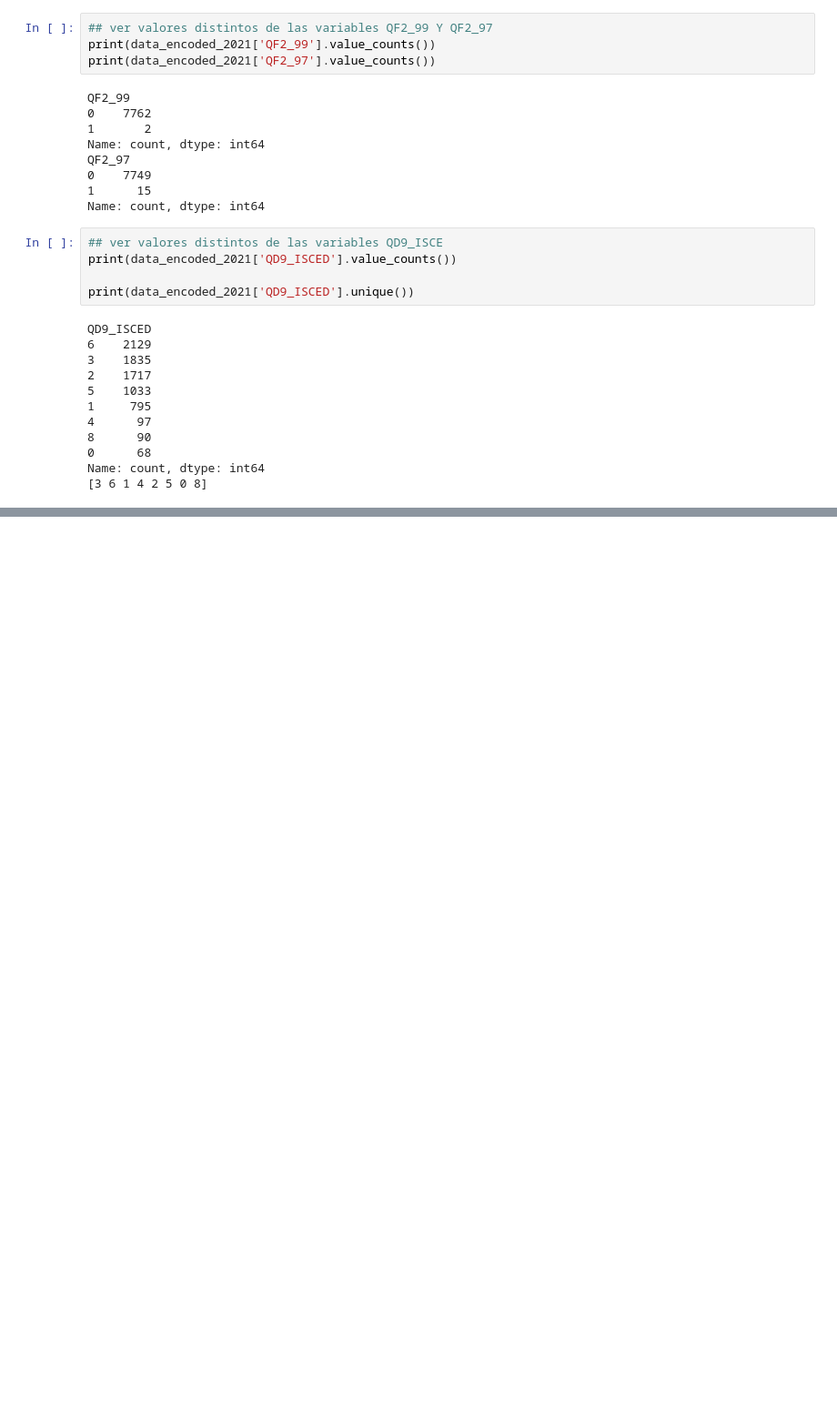
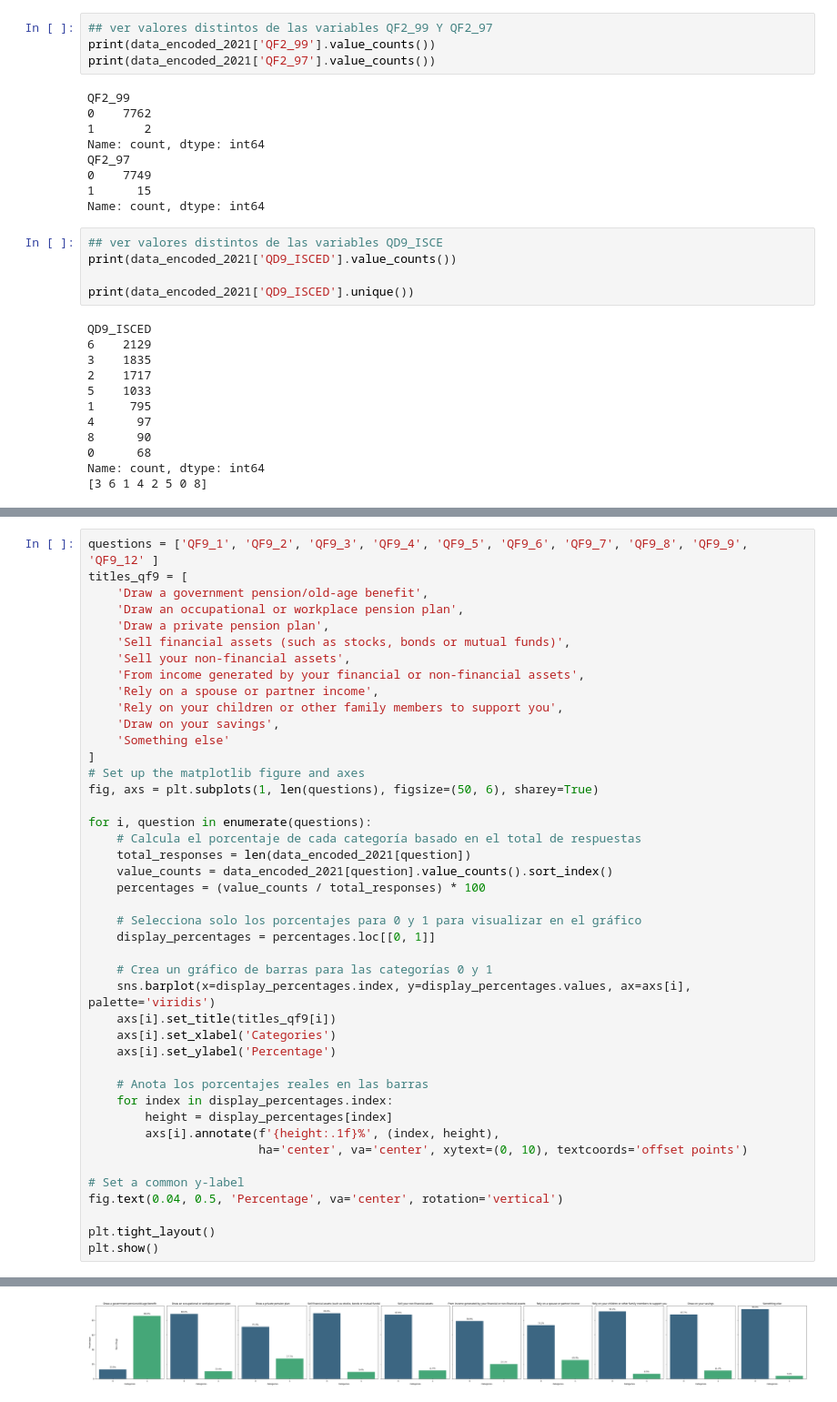
Before and after one commit to blackalle/TFM, a Jupyter notebook: tfm.ipynb, the cells around one changed output, grey strips where cells are left out. Shown: that part at 91% size. Saved outputs shown, nothing was run; the diff lists cells and outputs as text; blank space fills up the shorter version.

```diff
--- a/tfm.ipynb
+++ b/tfm.ipynb
@@ -469,0 +566,44 @@ Name: count, dtype: int64
+# %%
+questions = ['QF9_1', 'QF9_2', 'QF9_3', 'QF9_4', 'QF9_5', 'QF9_6', 'QF9_7', 'QF9_8', 'QF9_9', 'QF9_12' ]
+titles_qf9 = [
+    'Draw a government pension/old-age benefit',
+    'Draw an occupational or workplace pension plan',
+    'Draw a private pension plan',
+    'Sell financial assets (such as stocks, bonds or mutual funds)',
+    'Sell your non-financial assets',
+    'From income generated by your financial or non-financial assets',
+    'Rely on a spouse or partner income',
+    'Rely on your children or other family members to support you',
+    'Draw on your savings',
+    'Something else'
+]
+# Set up the matplotlib figure and axes
+fig, axs = plt.subplots(1, len(questions), figsize=(50, 6), sharey=True)
+
+for i, question in enumerate(questions):
+    # Calcula el porcentaje de cada categoría basado en el total de respuestas
+    total_responses = len(data_encoded_2021[question])
+    value_counts = data_encoded_2021[question].value_counts().sort_index()
+    percentages = (value_counts / total_responses) * 100
+
+    # Selecciona solo los porcentajes para 0 y 1 para visualizar en el gráfico
+    display_percentages = percentages.loc[[0, 1]]
+
+    # Crea un gráfico de barras para las categorías 0 y 1
+    sns.barplot(x=display_percentages.index, y=display_percentages.values, ax=axs[i], palette='viridis')
+    axs[i].set_title(titles_qf9[i])
+    axs[i].set_xlabel('Categories')
+    axs[i].set_ylabel('Percentage')
+
+    # Anota los porcentajes reales en las barras
+    for index in display_percentages.index:
+        height = display_percentages[index]
+        axs[i].annotate(f'{height:.1f}%', (index, height),
+                        ha='center', va='center', xytext=(0, 10), textcoords='offset points')
+
+# Set a common y-label
+fig.text(0.04, 0.5, 'Percentage', va='center', rotation='vertical')
+
+plt.tight_layout()
+plt.show()
+# %% [output]
@@ -469,0 +627 @@ Name: count, dtype: int64
+[figure, added]
```
Also changed, not shown: parts of 12 cells of this notebook.
